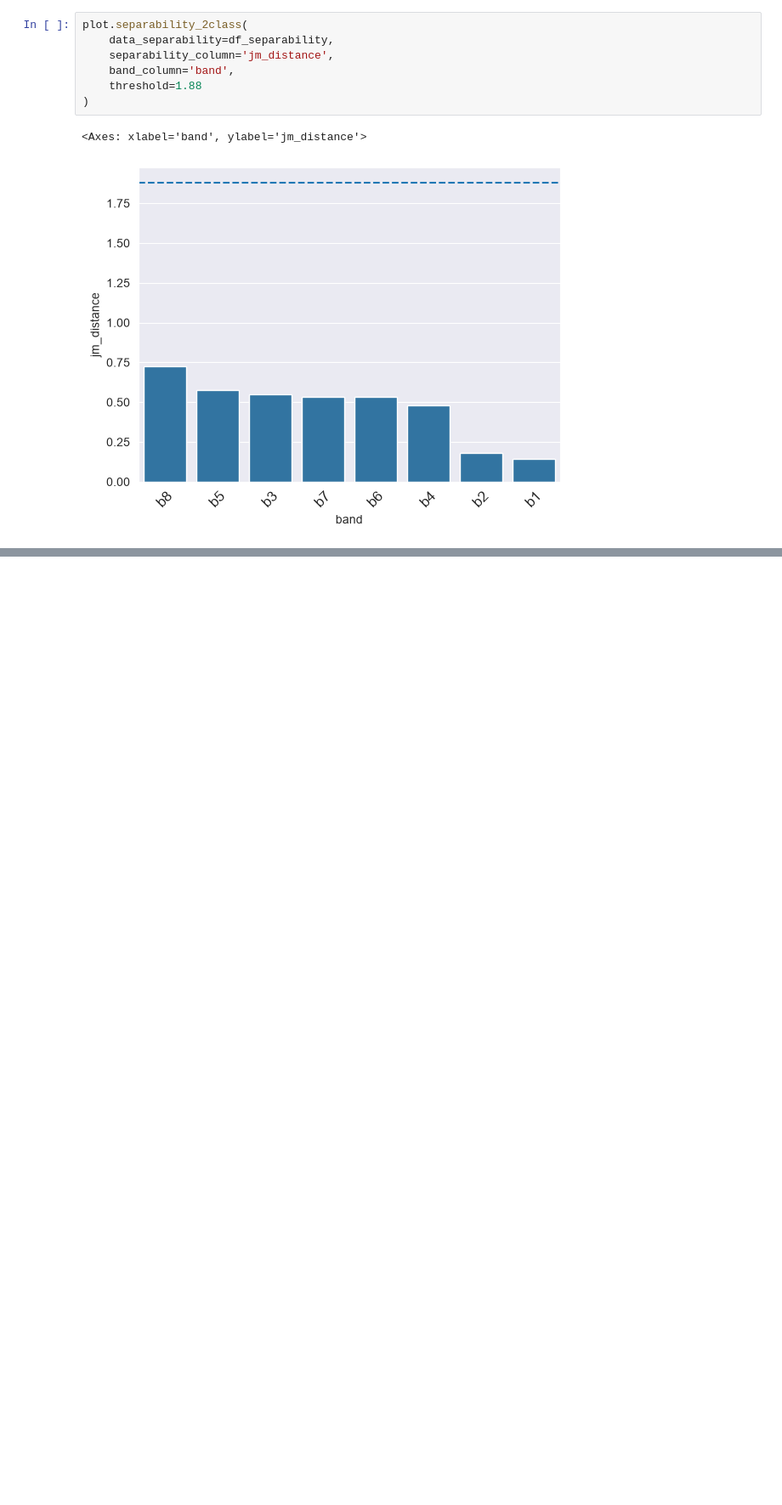
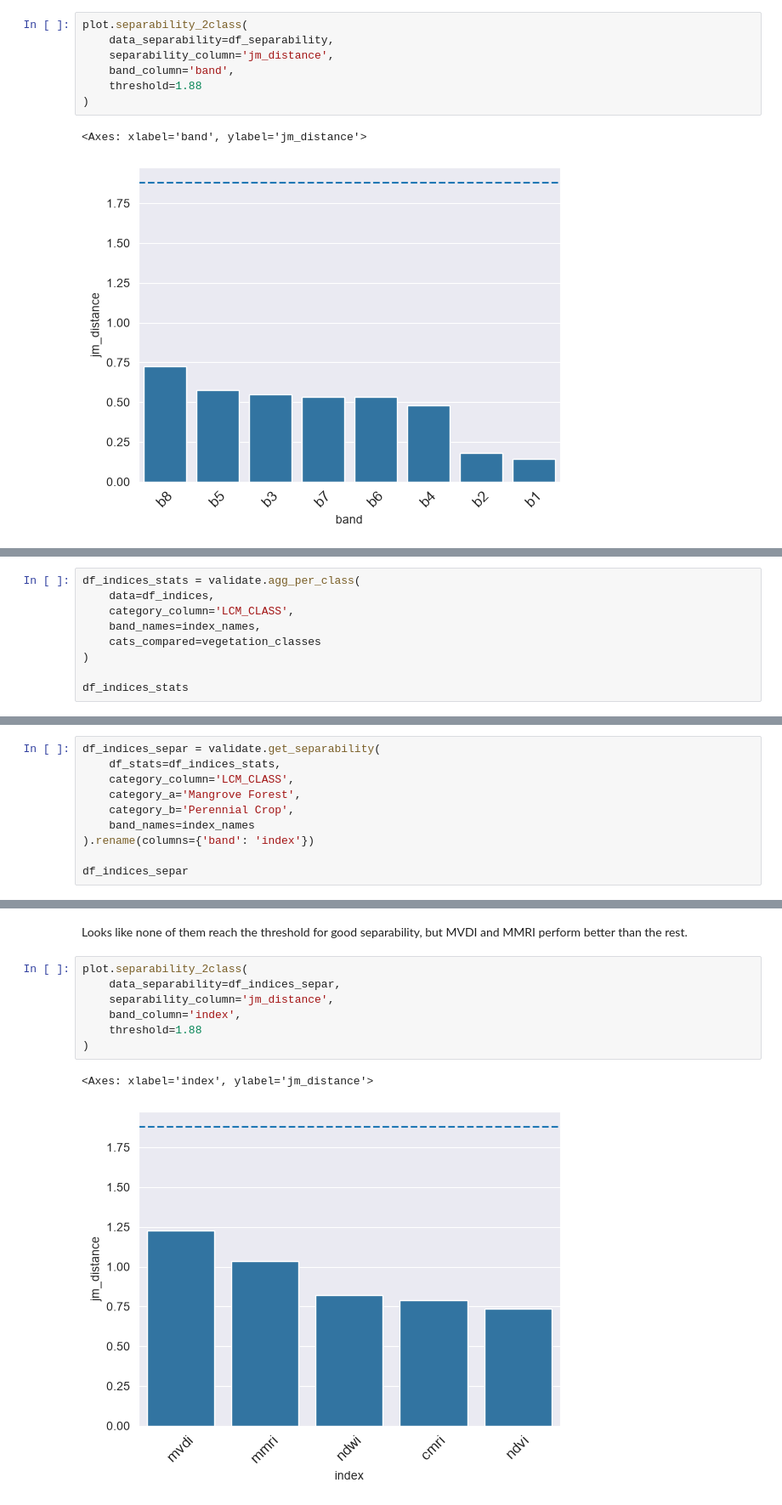
Before and after one commit to jeromemaiquez/gms-ir-mangrove-seagrass-surigao, a Jupyter notebook: main.ipynb, the cells around one changed output, grey strips where cells are left out. Shown at 85% size. Saved outputs shown, nothing was run; the diff lists cells and outputs as text; blank space fills up the shorter version.

```diff
--- a/main.ipynb
+++ b/main.ipynb
@@ -141,0 +255,9 @@ plot.separability_2class(
+# %%
+df_indices_stats = validate.agg_per_class(
+    data=df_indices,
+    category_column='LCM_CLASS',
+    band_names=index_names,
+    cats_compared=vegetation_classes
+)
+
+df_indices_stats
@@ -141,0 +268,10 @@ plot.separability_2class(
+# %%
+df_indices_separ = validate.get_separability(
+    df_stats=df_indices_stats,
+    category_column='LCM_CLASS',
+    category_a='Mangrove Forest',
+    category_b='Perennial Crop',
+    band_names=index_names
+).rename(columns={'band': 'index'})
+
+df_indices_separ
@@ -141,0 +285,12 @@ plot.separability_2class(
+# %% [markdown]
+Looks like none of them reach the threshold for good separability, but MVDI and MMRI perform better than the rest.
+# %%
+plot.separability_2class(
+    data_separability=df_indices_separ,
+    separability_column='jm_distance',
+    band_column='index',
+    threshold=1.88
+)
+# %% [output]
+<Axes: xlabel='index', ylabel='jm_distance'>
+[figure, added]
```
Also changed, not shown: parts of 24 cells of this notebook, 1 other file.
